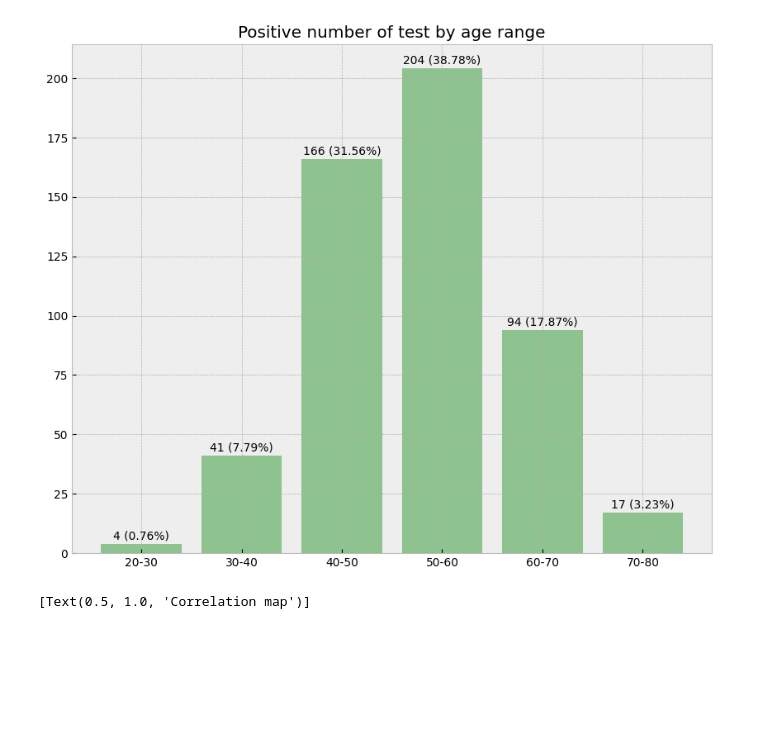
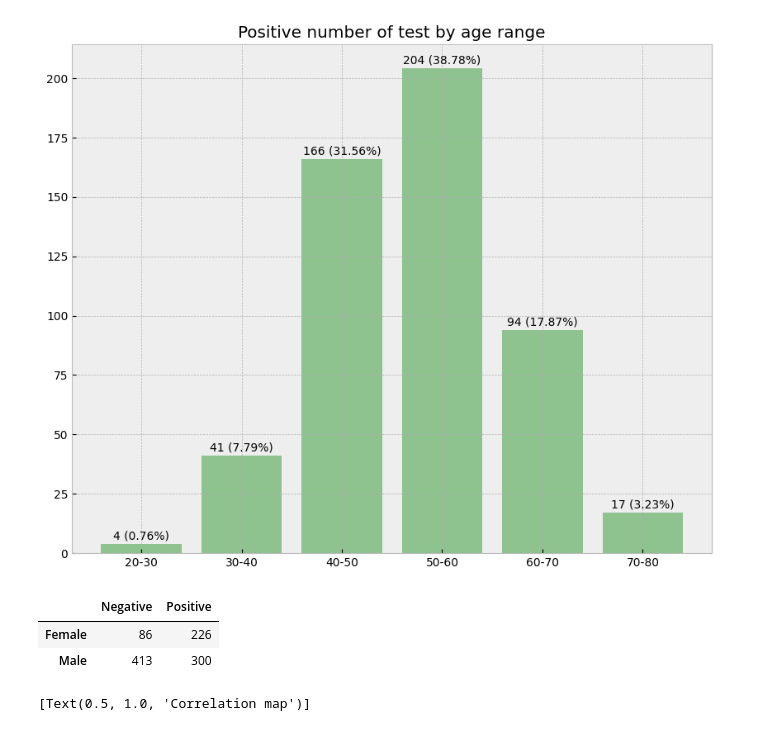
Before and after one commit to KamilShape/heart_disease_classification, a Jupyter notebook: heart_disease_classification.ipynb, the cells around one changed output. Saved outputs shown, nothing was run; the diff lists cells and outputs as text; code cells hidden in the pictures; blank space fills up the shorter version.

Commit message:
add data frame presenting negative and positive tests because of sex

```diff
--- a/heart_disease_classification.ipynb
+++ b/heart_disease_classification.ipynb
@@ -109,6 +109,23 @@ for i in range(0, len(sorted_positive_group)):
               ha='center')
 # %% [output]
 [figure]
+# %%
+#data frame presenting negative and positive tests because of sex
+data = {}
+for i in range(0,2):
+  sex_group = heart[heart['sex'] == i]
+  negative_tests = sex_group[sex_group['target'] == 0]['target'].count()
+  positve_tests = sex_group[sex_group['target'] == 1]['target'].count()
+  sex = 'Female' if i == 0 else 'Male'
+  datas = {sex: (negative_tests, positve_tests)}
+  data.update(datas)
+data
+tests_by_sex = pd.DataFrame.from_dict(data,orient='index', columns=['Negative', 'Positive'])
+tests_by_sex
+# %% [output]
+|  | Negative | Positive |
+| Female | 86 | 226 |
+| Male | 413 | 300 |
 # %%
 #correlation map
 plt.style.use('default')
```
Also changed, not shown: parts of 1 cell of this notebook.
